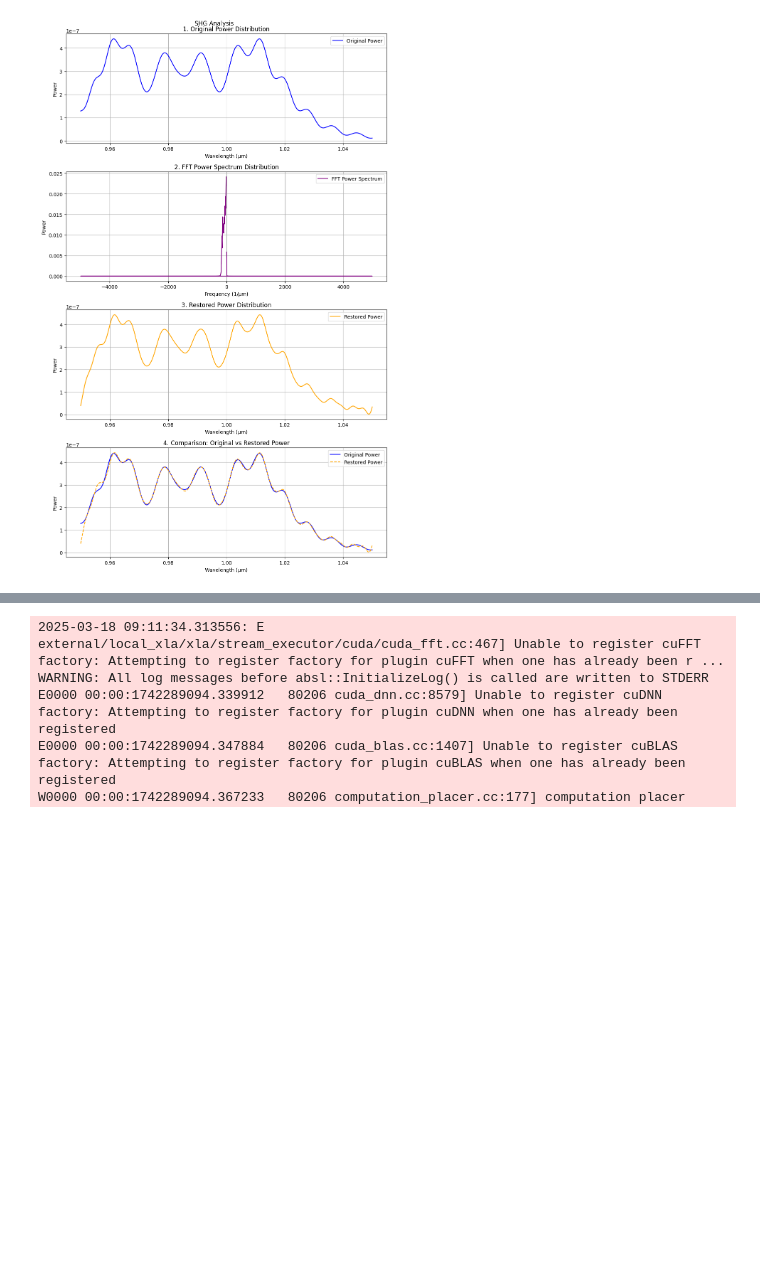
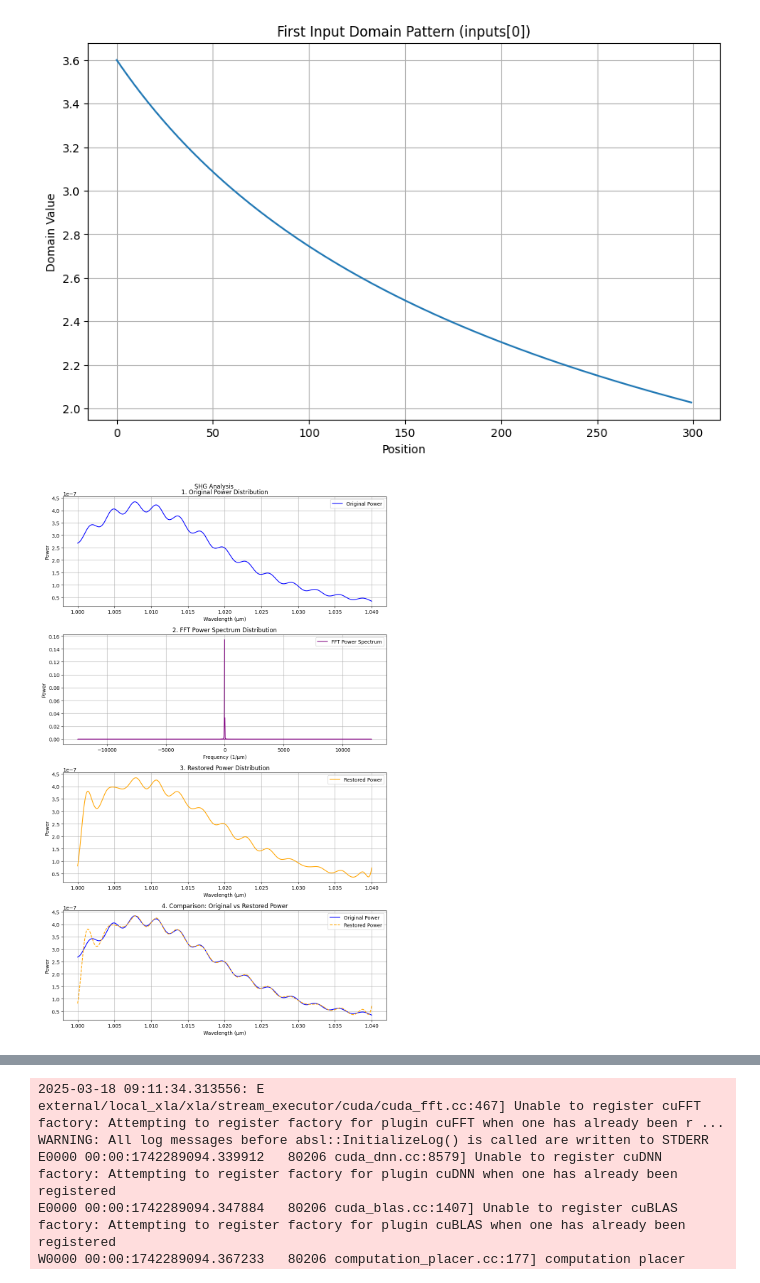
Before and after one commit to Xo1otl/mictlan, a Jupyter notebook: research/syuron/examples/shg.ipynb, the cells around one changed output, grey strips where cells are left out. Cells and saved outputs as stored; diff of their text form; code cells hidden in the pictures; blank space fills up the shorter version.

```diff
--- a/research/syuron/examples/shg.ipynb
+++ b/research/syuron/examples/shg.ipynb
@@ -3,11 +3,12 @@ import jax.numpy as jnp
 import matplotlib.pyplot as plt
 from syuron import shg, mgoslt, pp
 
-chirped_superlattice = pp.chirped(100, [3.6], 1.031E-05, [0.001])
-fixed_superlattice = pp.fixed(100, [3.6], 1.031E-05)
-random_superlattice = pp.random(1, 100, 1.031E-05, 3.4, 3.6)
+# なんか級数展開しやすいドメイン数というのがある気がする
+chirped_superlattice = pp.chirped(300, [3.6], 1.031E-05, [0.001])
+fixed_superlattice = pp.fixed(300, [3.6], 1.031E-05)
+random_superlattice = pp.random(1, 300, 1.031E-05, 3.4, 3.6)
 
-wavelengths = jnp.linspace(0.95, 1.05, 1000).tolist()
+wavelengths = jnp.linspace(1, 1.04, 1000).tolist()
 delta_wavelength = wavelengths[1] - wavelengths[0]
 
 params = shg.Params(
@@ -18,8 +19,17 @@ params = shg.Params(
     sh_power_dim=0,
 )
 
+plt.figure(figsize=(10, 6))
+plt.plot(chirped_superlattice[0, :, 0])
+plt.xlabel('Position')
+plt.ylabel('Domain Value')
+plt.title('First Input Domain Pattern (inputs[0])')
+plt.grid(True)
+plt.show()
+
+
 eff_tensor = mgoslt.analyze(params)
-eff_complex = eff_tensor[0, 0, :, 0, 0]
+eff_complex = eff_tensor[3, 0, :, 0, 0]
 
 original_power = jnp.abs(eff_complex)**2
 
@@ -27,6 +37,7 @@ fft_result = jnp.fft.fft(eff_complex)
 fft_power_spectrum = jnp.abs(fft_result)**2
 freqs = jnp.fft.fftfreq(len(wavelengths), d=delta_wavelength)
 
+# domainが300でnum_top_componentsが30の時一番いい感じにフィッティングできる
 num_top_components = 30
 sorted_indices = jnp.argsort(jnp.abs(fft_result))[::-1]
 mask = jnp.zeros_like(fft_result)
@@ -50,34 +61,35 @@ ax_original.grid(True)
 
 ax_fft.plot(freqs, fft_power_spectrum, color='purple',
             label="FFT Power Spectrum")
 ax_fft.set_xlabel("Frequency (1/μm)")
 ax_fft.set_ylabel("Power")
 ax_fft.set_title("2. FFT Power Spectrum Distribution")
 ax_fft.legend()
 ax_fft.grid(True)
 
 ax_restored.plot(wavelengths, restored_power,
                  color='orange', label="Restored Power")
 ax_restored.set_xlabel("Wavelength (μm)")
 ax_restored.set_ylabel("Power")
 ax_restored.set_title("3. Restored Power Distribution")
 ax_restored.legend()
 ax_restored.grid(True)
 
 ax_comparison.plot(wavelengths, original_power,
                    color='blue', label="Original Power")
 ax_comparison.plot(wavelengths, restored_power, color='orange',
                    linestyle='--', label="Restored Power")
 ax_comparison.set_xlabel("Wavelength (μm)")
 ax_comparison.set_ylabel("Power")
 ax_comparison.set_title("4. Comparison: Original vs Restored Power")
 ax_comparison.legend()
 ax_comparison.grid(True)
 
 fig.tight_layout()
 plt.show()
 # %% [output]
-[figure, old version]
+[figure, new version]
+[figure, added]
 # %%
 from syuron import shg
 import jax.numpy as jnp
```
Also changed, not shown: parts of 1 cell of this notebook.
